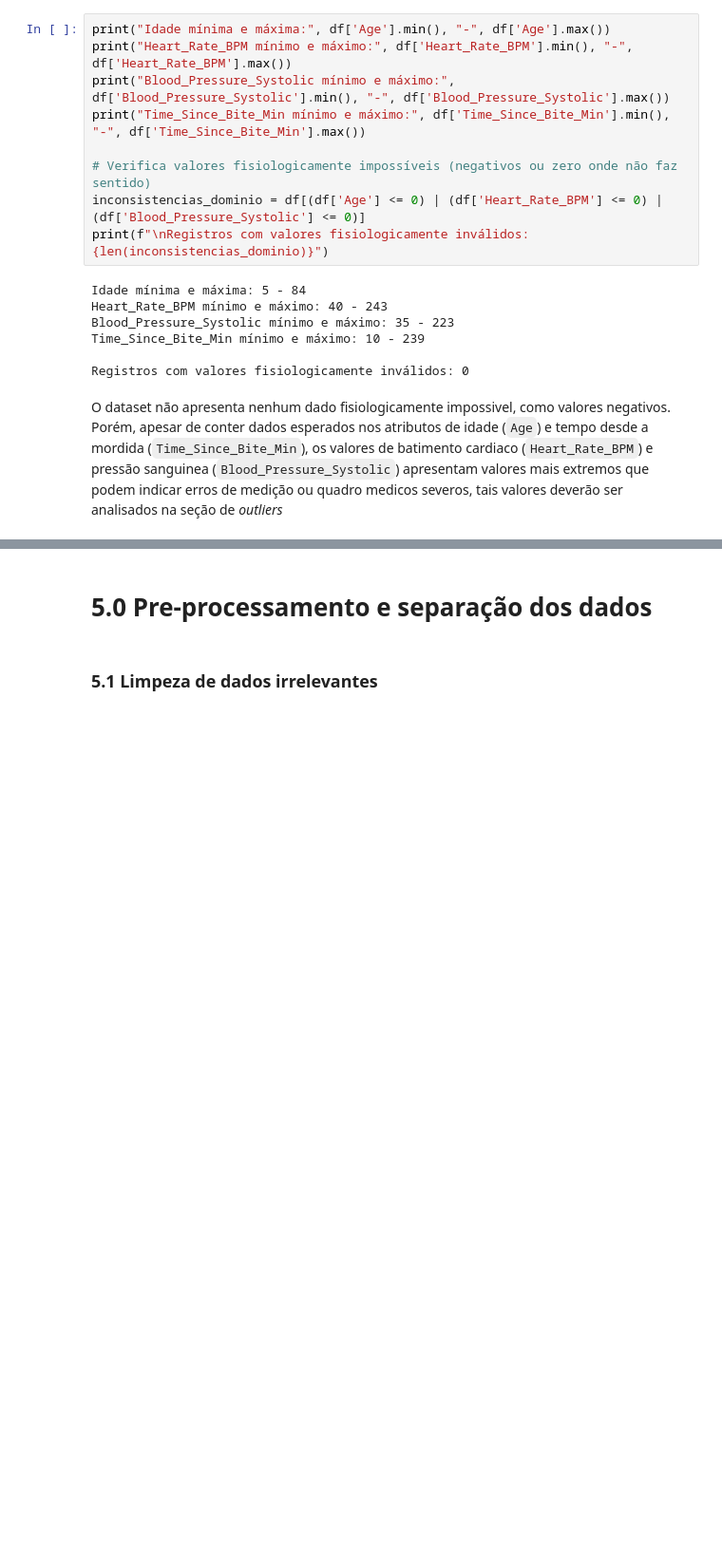
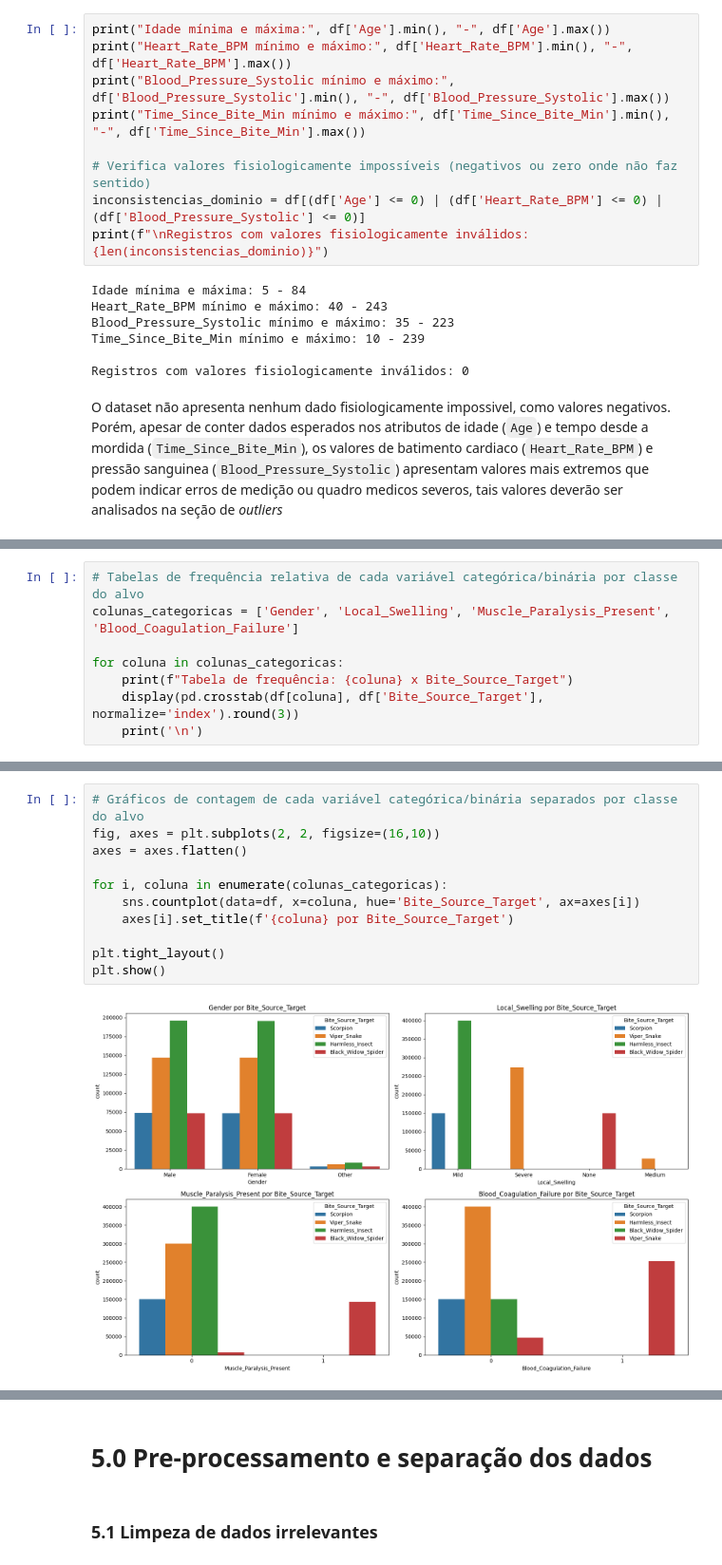
Before and after one commit to imnicolle/triage-venomous-bites, a Jupyter notebook: ProjetoFundamentosDeIA.ipynb, the cells around one changed output, grey strips where cells are left out. Shown at 95% size. Saved outputs shown, nothing was run; the diff lists cells and outputs as text; blank space fills up the shorter version.

```diff
--- a/ProjetoFundamentosDeIA.ipynb
+++ b/ProjetoFundamentosDeIA.ipynb
@@ -300,0 +344,8 @@ O dataset não apresenta nenhum dado fisiologicamente impossivel, como valores n
+# %%
+# Tabelas de frequência relativa de cada variável categórica/binária por classe do alvo
+colunas_categoricas = ['Gender', 'Local_Swelling', 'Muscle_Paralysis_Present', 'Blood_Coagulation_Failure']
+
+for coluna in colunas_categoricas:
+    print(f"Tabela de frequência: {coluna} x Bite_Source_Target")
+    display(pd.crosstab(df[coluna], df['Bite_Source_Target'], normalize='index').round(3))
+    print('\n')
@@ -300,0 +376,13 @@ O dataset não apresenta nenhum dado fisiologicamente impossivel, como valores n
+# %%
+# Gráficos de contagem de cada variável categórica/binária separados por classe do alvo
+fig, axes = plt.subplots(2, 2, figsize=(16,10))
+axes = axes.flatten()
+
+for i, coluna in enumerate(colunas_categoricas):
+    sns.countplot(data=df, x=coluna, hue='Bite_Source_Target', ax=axes[i])
+    axes[i].set_title(f'{coluna} por Bite_Source_Target')
+
+plt.tight_layout()
+plt.show()
+# %% [output]
+[figure, added]
```
Also changed, not shown: parts of 18 cells of this notebook.
